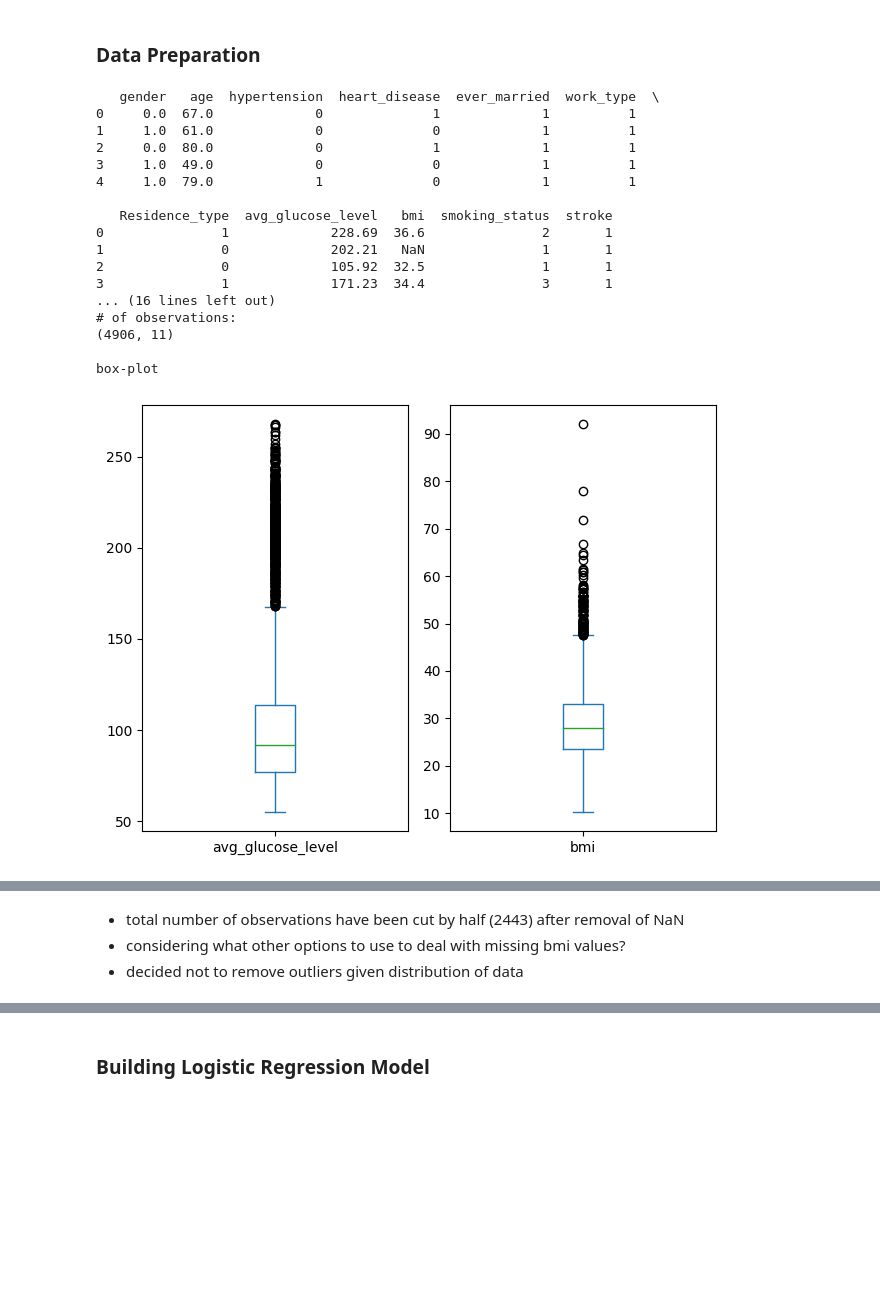
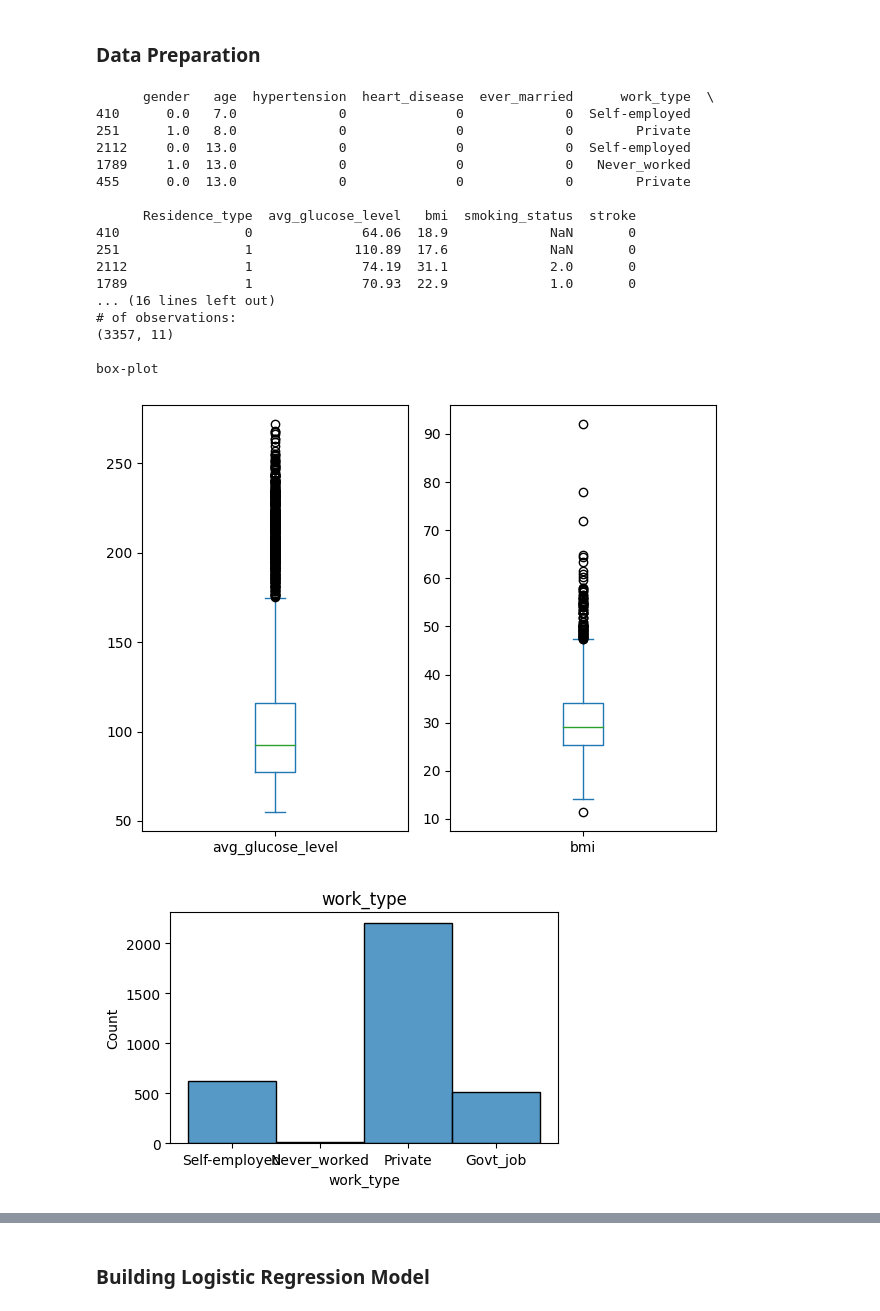
Before and after one commit to lilyzhizhou/datathon-2, a Jupyter notebook: “Datathon_2_ipynb”的副本.ipynb, the cells around one changed output, grey strips where cells are left out. Cells and saved outputs as stored; diff of their text form; code cells hidden in the pictures; blank space fills up the shorter version.

```diff
--- a/“Datathon_2_ipynb”的副本.ipynb
+++ b/“Datathon_2_ipynb”的副本.ipynb
@@ -30,6 +30,7 @@ Saving Cardiovascular Event Dataset.csv to Cardiovascular Event Dataset (2).csv
 # %%
 df_raw = pd.read_csv(io.BytesIO(uploaded['Cardiovascular Event Dataset.csv']))
 df = df_raw.drop('id', axis = 1) # drops id variable
+df = df.sort_values(by='age')
 df.head()
 # %% [output]
 |  | gender | age | hypertension | heart_disease | ever_married | work_type | Residence_type | ... |
@@ -208,52 +210,69 @@ plt.show()
 # Encode gender variable
 df['gender'] = df['gender'].replace({'Male':0, 'Female':1, 'Other': np.nan})
 df['ever_married'] = df['ever_married'].replace({'No': 0, 'Yes': 1})
+
+# Restrict 'Children' from work_type
+df = df[df['work_type'] != 'children']
+
 #work_type_mapping = {'Govt_job': 0, 'Never_worked': 1, 'Private': 2, 'Self-employed': 3, 'children': 4}
-work_type_mapping = {'Govt_job': 1, 'Never_worked': 0, 'Private': 1, 'Self-employed': 1, 'children': 1}
-df['work_type'] = df['work_type'].replace(work_type_mapping)
+#work_type_mapping = {'Govt_job': 1, 'Never_worked': 0, 'Private': 1, 'Self-employed': 1,}
+#df['work_type'] = df['work_type'].replace(work_type_mapping)
+
+# Residence_type mapping
 df['Residence_type'] = df['Residence_type'].replace({'Rural': 0, 'Urban': 1})
+
 #smoking_status_mapping = {'Unknown': 0, 'formerly smoked': 1, 'never smoked': 2, 'smokes': 3}
-smoking_status_mapping = {'Unknown': 0, 'never smoked': 1, 'formerly smoked': 2,'smokes': 3}
+smoking_status_mapping = {'Unknown': np.nan, 'never smoked': 1, 'formerly smoked': 2,'smokes': 3}
 df['smoking_status'] = df['smoking_status'].replace(smoking_status_mapping)
 
 print(df.head())
 
-# restrict age
-#df = df[df['age'] >= 45] # def stroke for young people < 45 "https://stanfordhealthcare.org/content/dam/SHC/clinics/stroke-center/docs/stroke-young-patients-qa.pdf"
-
 # replace outliers from bmi and glucose variable with NaN
-df['avg_glucose_level'] = df['avg_glucose_level'].replace(271.74, np.nan)
-df['bmi'] = df['bmi'].replace(97.6, np.nan)
+# df['avg_glucose_level'] = df['avg_glucose_level'].replace(271.74, np.nan)
+# df['bmi'] = df['bmi'].replace(97.6, np.nan)
 
 # drop missing NaN values including missing bmi ones
 df = df.dropna()
 
 print('\nany NaN values:')
 print(df.isnull().sum())
 print('\n# of observations:')
 print(df.shape)
 
 # plot out bmi and glucose
 print('\nbox-plot')
 df[['avg_glucose_level','bmi']].plot(kind = 'box', subplots = True, layout = (1,2))
 plt.tight_layout()
 plt.show()
+
+# plot out age
+plt.figure(figsize=(5,3))
+sns.histplot(df['work_type'], kde=False)
+plt.title('work_type')
+
+plt.figure(figsize=(5, 3))
+sns.histplot(df['age'], kde=False)
+plt.title('Age')
+
+plt.tight_layout()
+plt.show()
 # %% [output]
-   gender   age  hypertension  heart_disease  ever_married  work_type  \
-0     0.0  67.0             0              1             1          1
-1     1.0  61.0             0              0             1          1
-2     0.0  80.0             0              1             1          1
-3     1.0  49.0             0              0             1          1
-4     1.0  79.0             1              0             1          1
+      gender   age  hypertension  heart_disease  ever_married      work_type  \
+410      0.0   7.0             0              0             0  Self-employed
+251      1.0   8.0             0              0             0        Private
+2112     0.0  13.0             0              0             0  Self-employed
+1789     1.0  13.0             0              0             0   Never_worked
+455      0.0  13.0             0              0             0        Private
 
-   Residence_type  avg_glucose_level   bmi  smoking_status  stroke
-0               1             228.69  36.6               2       1
-1               0             202.21   NaN               1       1
-2               0             105.92  32.5               1       1
-3               1             171.23  34.4               3       1
+      Residence_type  avg_glucose_level   bmi  smoking_status  stroke
+410                0              64.06  18.9             NaN       0
+251                1             110.89  17.6             NaN       0
+2112               1              74.19  31.1             2.0       0
+1789               1              70.93  22.9             1.0       0
 ... (16 lines left out)
 # of observations:
-(4906, 11)
+(3357, 11)
 
 box-plot
-[figure, old version]
+[figure, new version]
+[figure, added]
@@ -260,4 +279,0 @@ box-plot
-# %% [markdown]
-- total number of observations have been cut by half (2443) after removal of NaN
-- considering what other options to use to deal with missing bmi values?
-- decided not to remove outliers given distribution of data
```
Also changed, not shown: parts of 15 cells of this notebook.
